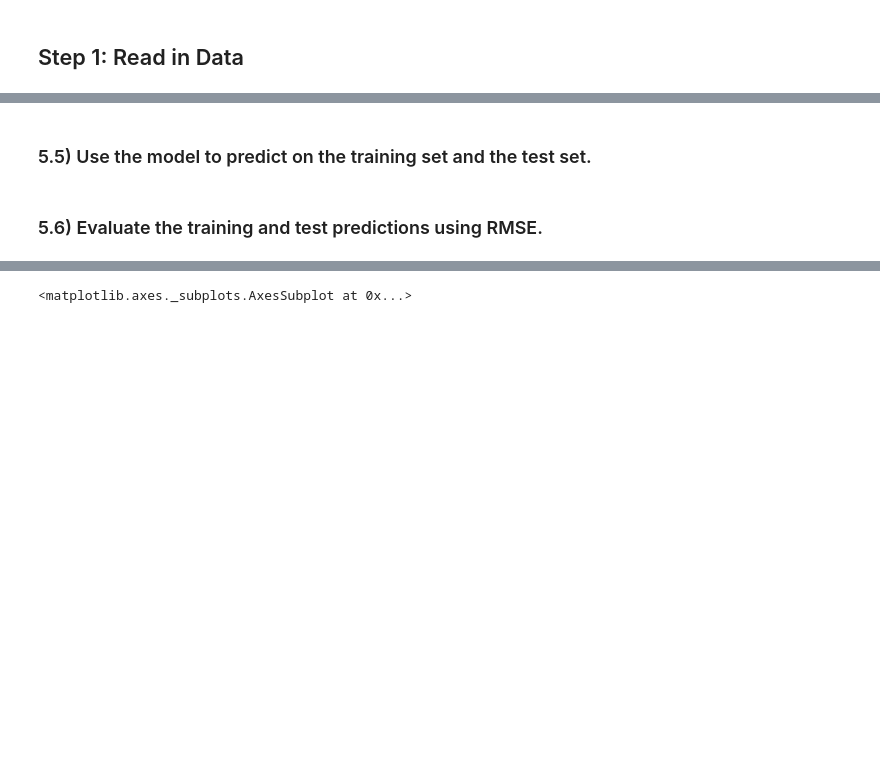
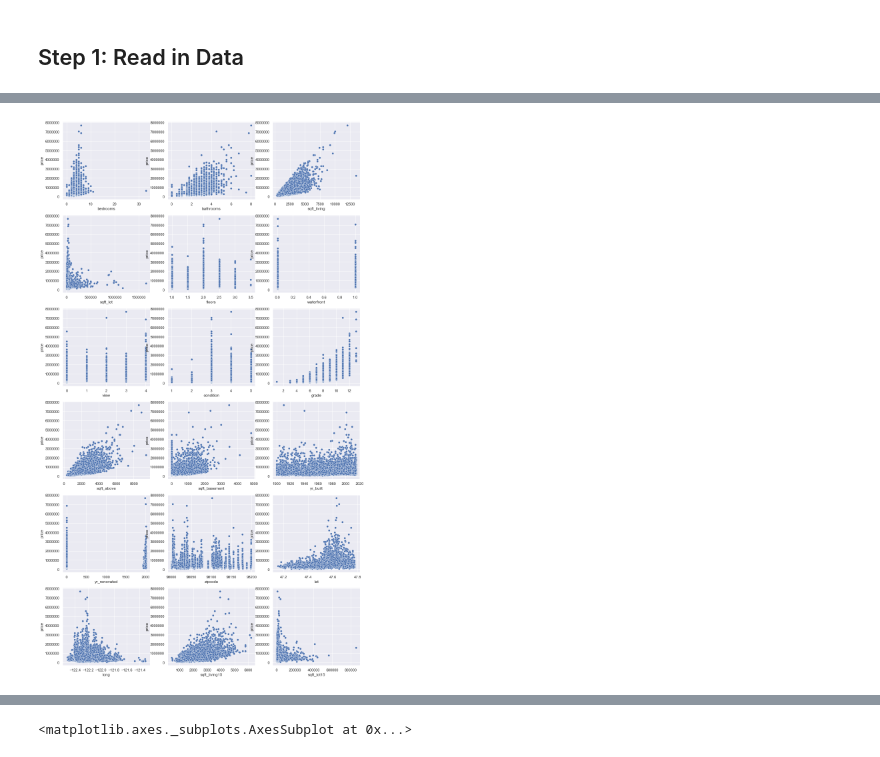
Before and after one commit to JoeBrowz/kings_county_housing_model, a Jupyter notebook: modeling_process/Bakeoff_modeling_process-2.ipynb, the cells around one changed output, grey strips where cells are left out. Saved outputs shown, nothing was run; the diff lists cells and outputs as text; code cells hidden in the pictures; blank space fills up the shorter version.

```diff
--- a/modeling_process/Bakeoff_modeling_process-2.ipynb
+++ b/modeling_process/Bakeoff_modeling_process-2.ipynb
@@ -160,3 +32,0 @@ df['has_basement'] = np.where(df['sqft_basement'] == 0, 0, 1)
-# %%
-df['date'] = pd.to_datetime(df['date'], format="%Y%m%dT000000")
-df['season'] = (df.date.dt.month%12 + 3)//3
@@ -237,2 +32,0 @@ lm = lm.fit(X_train, y_train)
-# %% [markdown]
-### 5.5) Use the model to predict on the training set and the test set.
@@ -243,2 +32,0 @@ y_test_pred = lm.predict(X_test)
-# %% [markdown]
-### 5.6) Evaluate the training and test predictions using RMSE.
@@ -244,0 +37,9 @@ y_test_pred = lm.predict(X_test)
+# %%
+#plot numeric variables with housing prices to check for clear relationships
+
+fig, axes = plt.subplots(nrows=6, ncols=3, figsize=(16,30))
+
+for i, column in enumerate(explore_cols):
+    sns.scatterplot(data = df, x=column,y='price', ax=axes[i//3, i%3])
+# %% [output]
+[figure, added]
```
Also changed, not shown: parts of 106 cells of this notebook, 6 other files.
